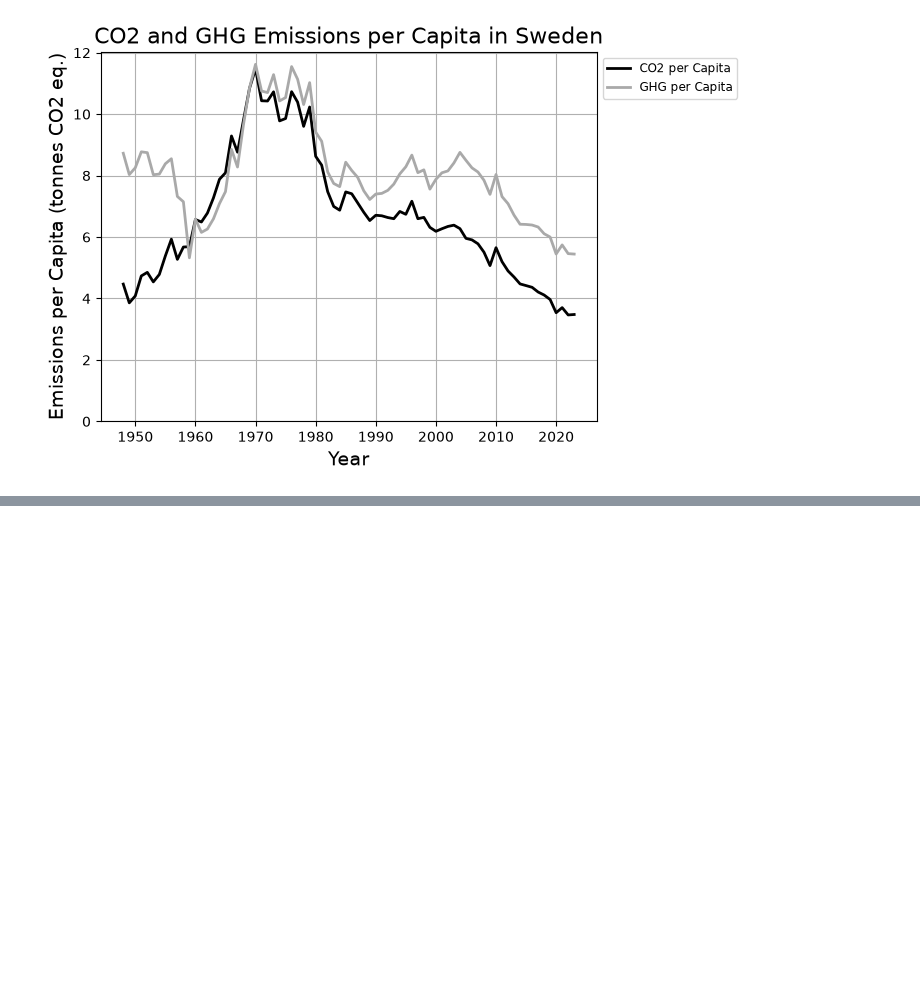
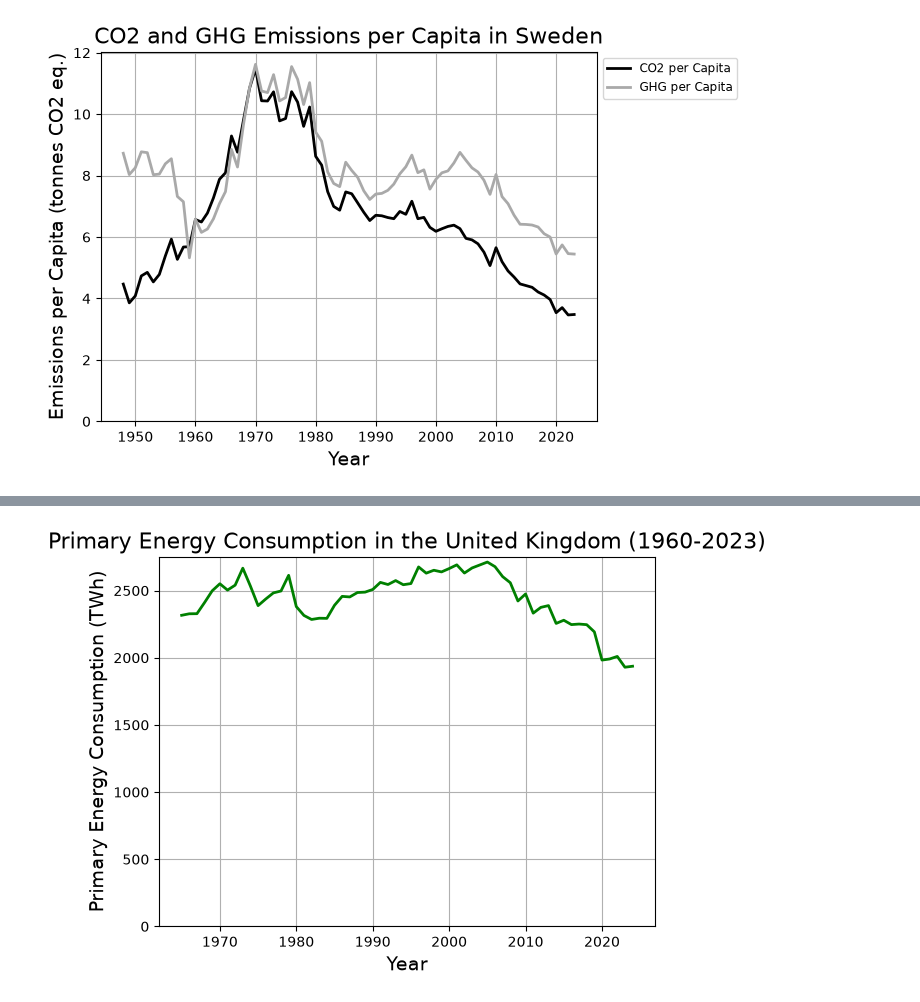
Before and after one commit to Oyvind-Aas/co2-data, a Jupyter notebook: CO2_Explorer.ipynb, the cells around one changed output, grey strips where cells are left out. Drawn from its saved outputs; the diff is of its cells as text; code cells hidden in the pictures; blank space fills up the shorter version.

```diff
--- a/CO2_Explorer.ipynb
+++ b/CO2_Explorer.ipynb
@@ -174,0 +207,12 @@ plt.legend(fontsize='small', loc='upper left', bbox_to_anchor=(1, 1))
+# %%
+uk_primary_energy_consumption = united_kingdom['primary_energy_consumption']
+
+plt.Figure(figsize=(10, 6))
+plt.plot(uk_years, uk_primary_energy_consumption, color='green', linestyle='-', linewidth=2, markersize=6)
+plt.title('Primary Energy Consumption in the United Kingdom (1960-2023)', fontsize=16)
+plt.xlabel('Year', fontsize=14)
+plt.ylabel('Primary Energy Consumption (TWh)', fontsize=14)
+plt.ylim(bottom=0)
+plt.grid(True)
+# %% [output]
+[figure, added]
```
Also changed, not shown: parts of 12 cells of this notebook.
